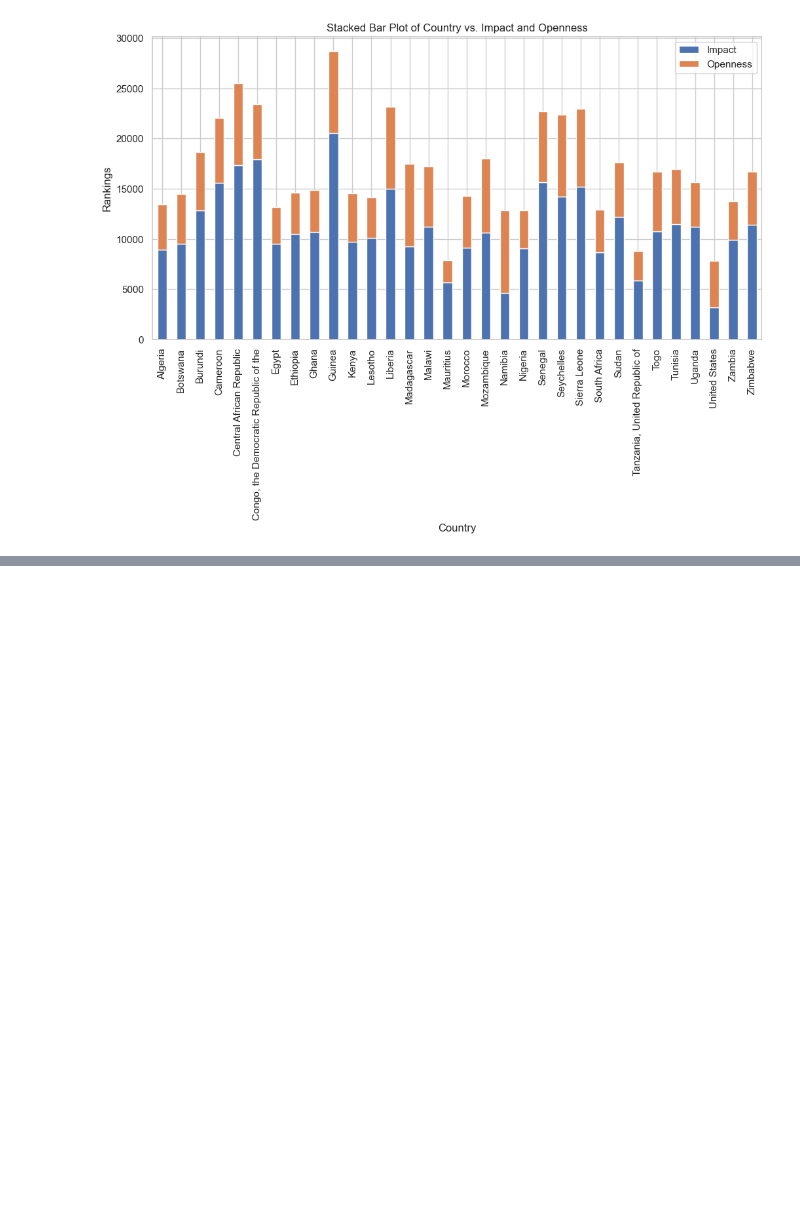
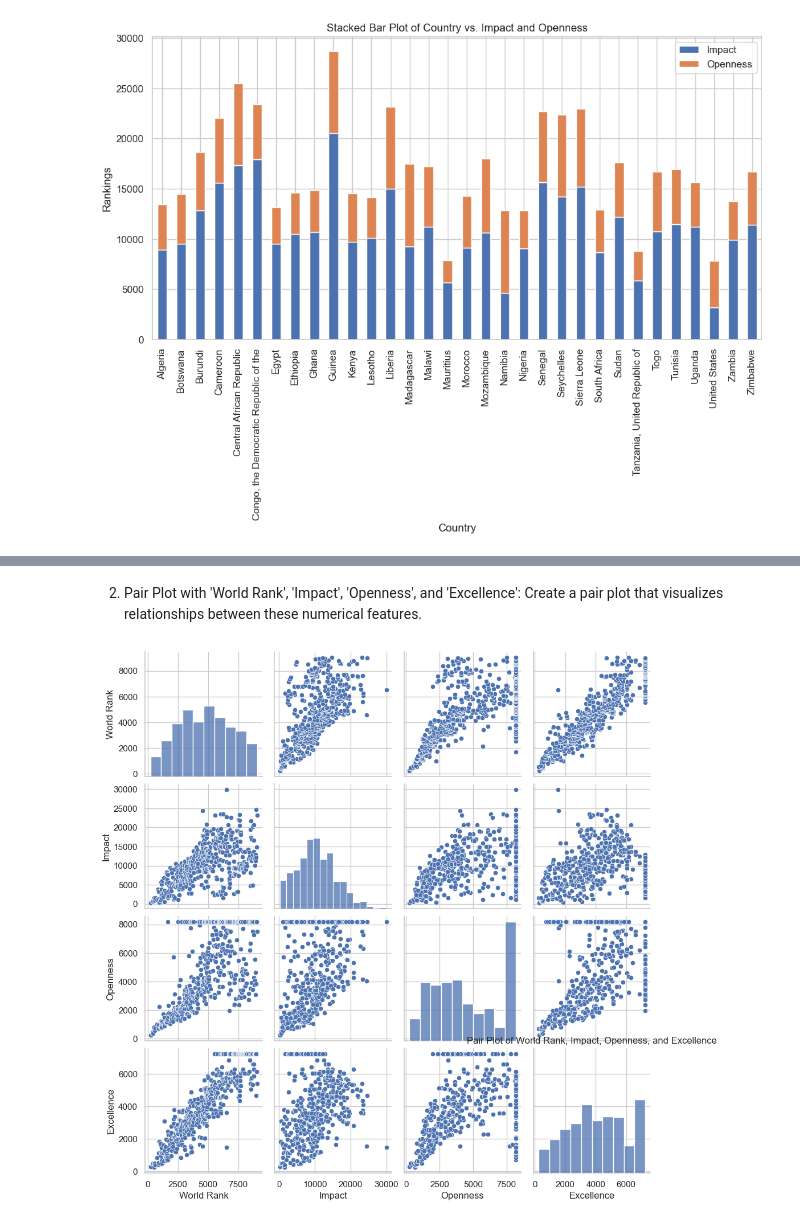
Before and after one commit to Gbekoilias/Stage-C-Exercise, a Jupyter notebook: Notebooks/Notebook (EDA).ipynb, the cells around one changed output, grey strips where cells are left out. Cells and saved outputs as stored; diff of their text form; code cells hidden in the pictures; blank space fills up the shorter version.

```diff
--- a/Notebooks/Notebook (EDA).ipynb
+++ b/Notebooks/Notebook (EDA).ipynb
@@ -351,0 +372,9 @@ plt.show()
+# %% [markdown]
+2. Pair Plot with 'World Rank', 'Impact', 'Openness', and 'Excellence':
+Create a pair plot that visualizes relationships between these numerical features.
+# %%
+sns.pairplot(df[['World Rank', 'Impact', 'Openness', 'Excellence']])
+plt.title('Pair Plot of World Rank, Impact, Openness, and Excellence')
+plt.show()
+# %% [output]
+[figure, added]
```
Also changed, not shown: parts of 19 cells of this notebook.
